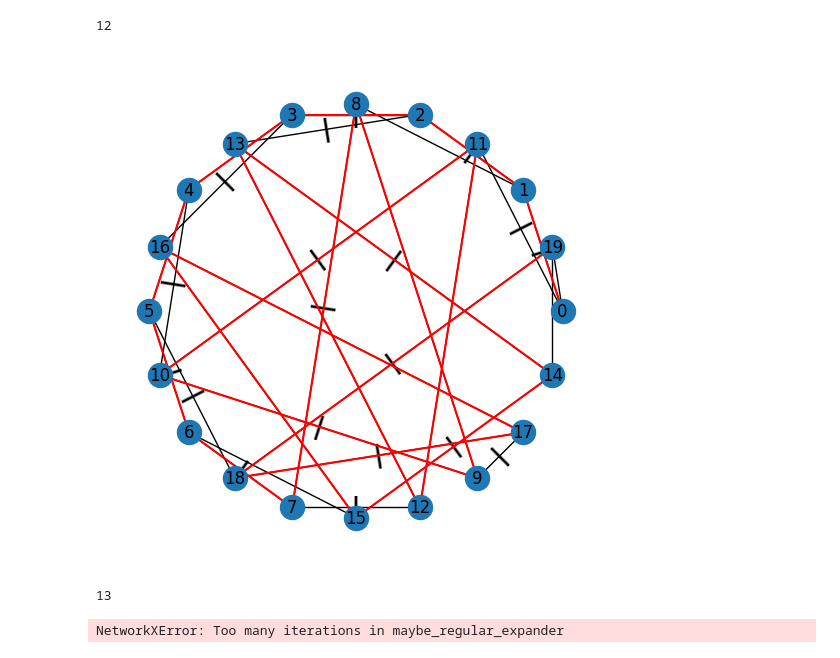
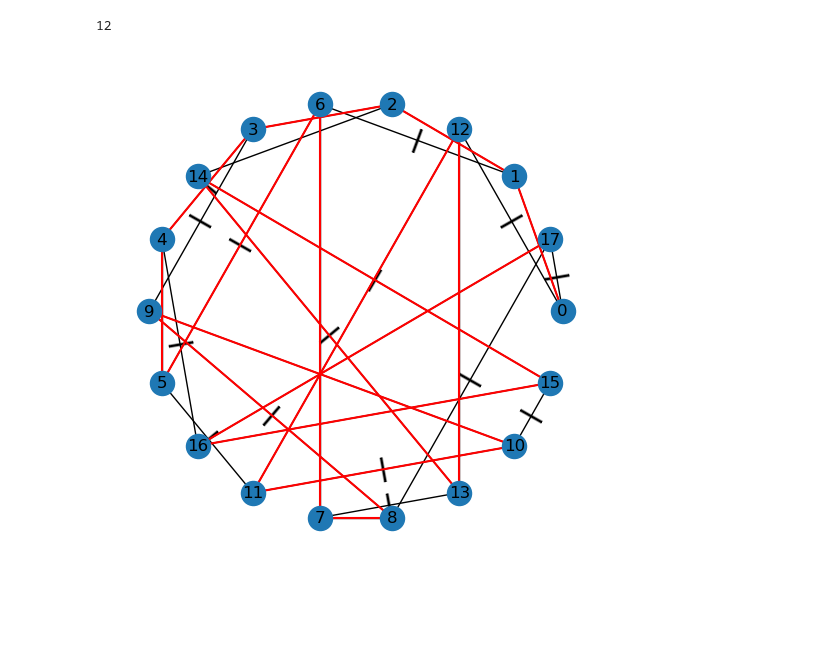
Before and after one commit to boldar99/FT-circuit-synthesis-ZX, a Jupyter notebook: cat_state/testing_graphs.ipynb, the cells around one changed output. Cells and saved outputs as stored; diff of their text form; code cells hidden in the pictures; blank space fills up the shorter version.

```diff
--- a/cat_state/testing_graphs.ipynb
+++ b/cat_state/testing_graphs.ipynb
@@ -275,29 +275,20 @@ N
 # %%
 import networkx as nx
 import numpy as np
 from markings import find_marking_property_violation
 from cat_state_generation import visualize_cat_state_base
 from cat_graphs_circular import find_t_non_local_cut
-from cat_graphs_random import find_small_nonlocal_cut
 
 G = nx.from_edgelist(
-    [(0, np.int64(19)), (0, np.int64(1)), (0, 11), (1, np.int64(2)), (1, 8), (2, np.int64(3)), (2, 13), (3, np.int64(4)), (3, 16), (4, np.int64(5)), (4, 10), (5, np.int64(6)), (5, 18), (6, np.int64(7)), (6, 15), (7, np.int64(8)), (7, 12), (8, np.int64(9)), (9, np.int64(10)), (9, 17), (10, np.int64(11)), (11, np.int64(12)), (12, np.int64(13)), (13, np.int64(14)), (14, np.int64(15)), (14, 19), (15, np.int64(16)), (16, np.int64(17)), (17, np.int64(18)), (18, np.int64(19))]
+    [(0, 17), (0, 1), (0, 12), (1, 2), (1, 6), (2, 3), (2, 14), (3, 4), (3, 9), (4, 5), (4, 16), (5, 6), (5, 11), (6, 7), (7, 8), (7, 13), (8, 9), (8, 17), (9, 10), (10, 11), (10, 15), (11, 12), (12, 13), (13, 14), (14, 15), (15, 16), (16, 17)]
 )
-ham_path = [(0, np.int64(1)), (1, np.int64(2)), (2, np.int64(3)), (3, np.int64(4)), (4, np.int64(5)), (5, np.int64(6)), (6, np.int64(7)), (7, np.int64(8)), (8, np.int64(9)), (9, np.int64(10)), (10, np.int64(11)), (11, np.int64(12)), (12, np.int64(13)), (13, np.int64(14)), (14, np.int64(15)), (15, np.int64(16)), (16, np.int64(17)), (17, np.int64(18)), (18, np.int64(19))]
-marks = {(0, np.int64(19)): 0, (0, np.int64(1)): 1, (0, 11): 1, (1, np.int64(2)): 1, (1, 8): 0, (2, np.int64(3)): 1, (2, 13): 1, (3, np.int64(4)): 0, (3, 16): 1, (4, np.int64(5)): 0, (4, 10): 1, (5, np.int64(6)): 1, (5, 18): 1, (6, np.int64(7)): 1, (6, 15): 0, (7, np.int64(8)): 1, (7, 12): 1, (8, np.int64(9)): 0, (9, np.int64(10)): 1, (9, 17): 1, (10, np.int64(11)): 1, (11, np.int64(12)): 0, (12, np.int64(13)): 0, (13, np.int64(14)): 1, (14, np.int64(15)): 1, (14, 19): 0, (15, np.int64(16)): 0, (16, np.int64(17)): 0, (17, np.int64(18)): 1, (18, np.int64(19)): 1}
+ham_path = [(0, 1), (1, 2), (2, 3), (3, 4), (4, 5), (5, 6), (6, 7), (7, 8), (8, 9), (9, 10), (10, 11), (11, 12), (12, 13), (13, 14), (14, 15), (15, 16), (16, 17)]
+marks = {(0, 17): 1, (0, 1): 0, (0, 12): 1, (1, 2): 0, (1, 6): 1, (2, 3): 0, (2, 14): 0, (3, 4): 1, (3, 9): 1, (4, 5): 0, (4, 16): 1, (5, 6): 1, (5, 11): 1, (6, 7): 0, (7, 8): 0, (7, 13): 1, (8, 9): 1, (8, 17): 1, (9, 10): 0, (10, 11): 1, (10, 15): 1, (11, 12): 0, (12, 13): 0, (13, 14): 1, (14, 15): 1, (15, 16): 0, (16, 17): 0}
 
 
 
 visualize_cat_state_base(G, ham_path, marks)
 # cut = find_small_nonlocal_cut(G, 5)
 # cut, find_t_non_local_cut(G, 5)
 # %% [output]
-[figure, old version]
+[figure, new version]
-# %%
-sum(marks.values())
-# %% [output]
-13
-# %%
-nx.random_regular_expander_graph(100, 6)
-# %% [output]
-NetworkXError: Too many iterations in maybe_regular_expander
```
Also changed, not shown: parts of 5 cells of this notebook, 7 other files.
